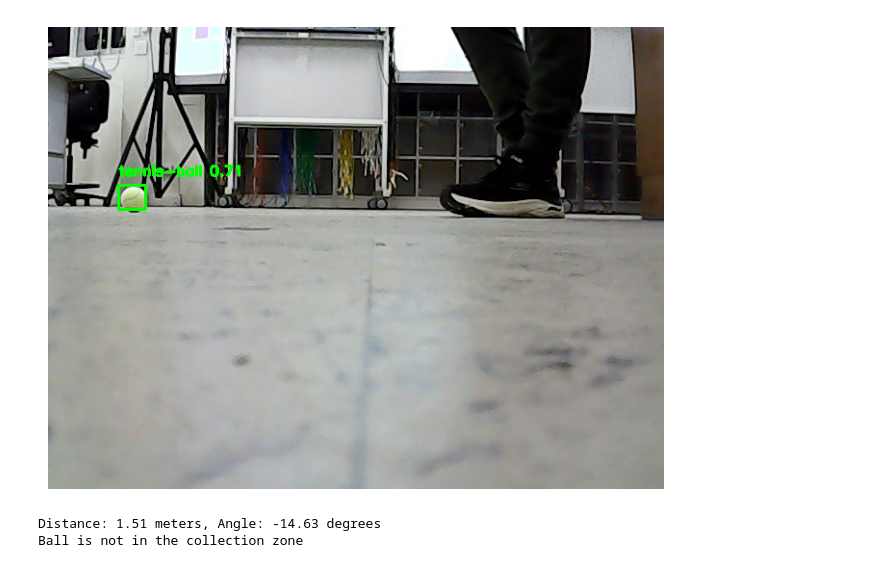
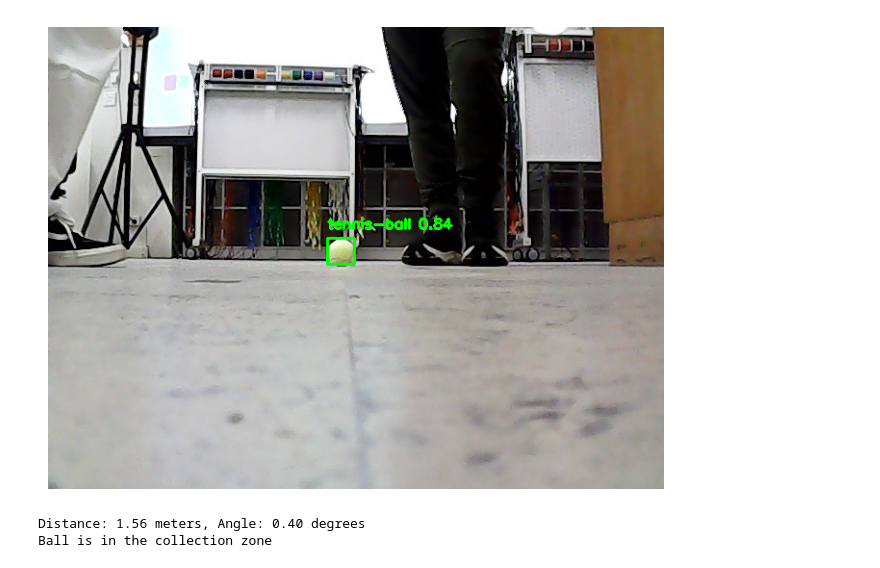
Before and after one commit to arshi9344/ECE4191-E5-tennibot, a Jupyter notebook: notebooks/scratchspace/camera/new_attempt/tennis_ball_detector.ipynb, the cells around one changed output. Drawn from its saved outputs; the diff is of its cells as text; code cells hidden in the pictures.

```diff
--- a/notebooks/scratchspace/camera/new_attempt/tennis_ball_detector.ipynb
+++ b/notebooks/scratchspace/camera/new_attempt/tennis_ball_detector.ipynb
@@ -103,7 +103,7 @@ class TennisBallDetector:
                     time.sleep(retry_interval)
                     continue
             else:
-                frame = cv2.imread('../tennis_ball/image_22.jpg')
+                frame = cv2.imread('../tennis_ball/image_17.jpg')
 
             undistorted_frame = self.undistort(frame)
             results = self.model(undistorted_frame)
@@ -171,28 +171,30 @@ class TennisBallDetector:
 # %%
 
 # Load the YOLO model and calibration data
 model_path = 'best.pt'
-camera_matrix = np.load('camera_matrix.npy')
-distortion_coeffs = np.load('distortion.npy')
+calibration_data = np.load('camera_calibration_calib6.npz')
+camera_matrix = calibration_data['camera_matrix']
+distortion_coeffs = calibration_data['dist_coeffs']
 collection_zone = (200, 150, 400, 350)  # Define a region for collection
-
+print(camera_matrix)
+print(distortion_coeffs)
 detector = TennisBallDetector(model_path, camera_matrix, distortion_coeffs, collection_zone, camera=False, show_frames=True, windows=True)
 
 # Detect tennis ball and get its coordinates
 for _ in range(10):  # Run for a limited number of frames for testing
     detection = detector.detect()
     if detection:
         u, v, distance, angle = detection
         print(f"Distance: {distance:.2f} meters, Angle: {math.degrees(angle):.2f} degrees")
 
         # Check if the ball is in the collection zone
         if detector.is_in_collection_zone(u, v):
             print("Ball is in the collection zone")
         else:
             print("Ball is not in the collection zone")
     else:
         print("No ball detected.")
 # %% [output]
-[figure, old version]
+[figure, new version]
-Distance: 1.51 meters, Angle: -14.63 degrees
-Ball is not in the collection zone
+Distance: 1.56 meters, Angle: 0.40 degrees
+Ball is in the collection zone
```
Also changed, not shown: 1 other file.
